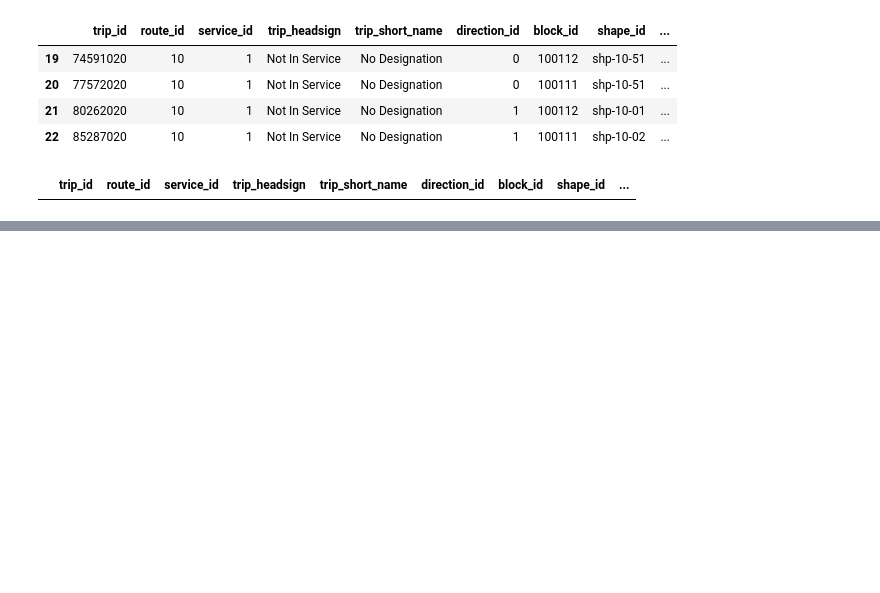
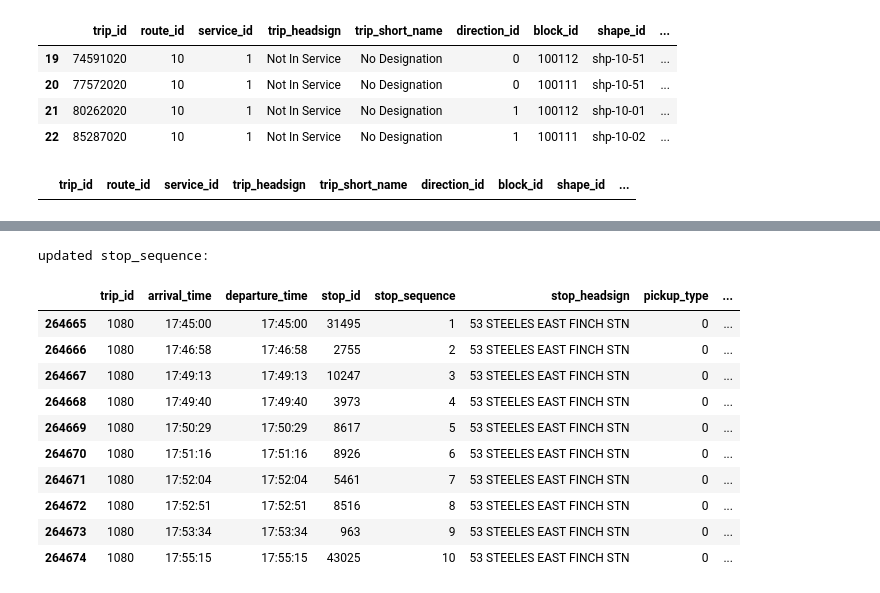
Before and after one commit to devslinky/TAL, a Jupyter notebook: GTFS_static_data_vis.ipynb, the cells around one changed output, grey strips where cells are left out. Drawn from its saved outputs; the diff is of its cells as text; code cells hidden in the pictures; blank space fills up the shorter version.

```diff
--- a/GTFS_static_data_vis.ipynb
+++ b/GTFS_static_data_vis.ipynb
@@ -2039,0 +2123,23 @@ display(trips[trips["trip_headsign"] == "Not In Service"])
+# %%
+# it makes sense that most veichles are going between 15 and 25 km/hr since most veichles in the TTC fleet would be bus and street cars which
+# would travel such an average speed within highly urban areas that limit veichle speed
+
+# the maximum speed is 189 km/hr which is suprising since that is much above the maximum speed of subway trains, steetcars and subways
+# the minimum speed is 0.0038 km/hr which again is suprising since that is much below even walking speed (5 km/hr)
+
+# lets display the trips where veichles are going less than an average of 5 km/hr
+
+display(speed_of_veichle[speed_of_veichle["Average_Speed_Km/hr"] <= 5])
+
+pd.set_option('display.float_format', '{:.4f}'.format)
+print(speed_of_veichle[speed_of_veichle["Average_Speed_Km/hr"] <= 5]["Average_Speed_Km/hr"].describe())
+print(speed_of_veichle[speed_of_veichle["Average_Speed_Km/hr"] <= 5]["dist_diff"].describe())
+pd.reset_option('display.float_format')
+
+# so it seems that for most trips (180k of the 200k trips) containing stops where the veichle is moving less than an average of 5km/hr; the
+# consecutive stops of that trip are within 1-2 meters of each other
+
+# lets view a few examples to see why
+print("\n")
+print("trips with consecutive stops within 2 meters of each other")
+display(speed_of_veichle[speed_of_veichle["dist_diff"] <= 2])
@@ -2039,0 +2190,31 @@ display(trips[trips["trip_headsign"] == "Not In Service"])
+# %%
+# lets merge the temporary speed_of_veichle data table with itself to get the previous stop for each current record
+# then lets merge with stops to get the name and code for each stop_id
+# this will make it easier to verify if this is an issue with the recorded distance metrics or an issue with trivial stops being included in the feed data
+
+# first lets rewrite the stop_times dataframe to have incrementally generated sequence numbers instead of
+# randomly generated numbers that increase through the sequence
+
+stop_times = stop_times.sort_values(
+    ["trip_id", "stop_sequence"]
+)
+
+stop_times["stop_sequence"] = (
+    stop_times.groupby("trip_id").cumcount() + 1
+)
+
+print("updated stop_sequence:")
+display(stop_times.head(10))
+# %% [output]
+updated stop_sequence:
+|  | trip_id | arrival_time | departure_time | stop_id | stop_sequence | stop_headsign | pickup_type | ... |
+| 264665 | 1080 | 17:45:00 | 17:45:00 | 31495 | 1 | 53 STEELES EAST FINCH STN | 0 | ... |
+| 264666 | 1080 | 17:46:58 | 17:46:58 | 2755 | 2 | 53 STEELES EAST FINCH STN | 0 | ... |
+| 264667 | 1080 | 17:49:13 | 17:49:13 | 10247 | 3 | 53 STEELES EAST FINCH STN | 0 | ... |
+| 264668 | 1080 | 17:49:40 | 17:49:40 | 3973 | 4 | 53 STEELES EAST FINCH STN | 0 | ... |
+| 264669 | 1080 | 17:50:29 | 17:50:29 | 8617 | 5 | 53 STEELES EAST FINCH STN | 0 | ... |
+| 264670 | 1080 | 17:51:16 | 17:51:16 | 8926 | 6 | 53 STEELES EAST FINCH STN | 0 | ... |
+| 264671 | 1080 | 17:52:04 | 17:52:04 | 5461 | 7 | 53 STEELES EAST FINCH STN | 0 | ... |
+| 264672 | 1080 | 17:52:51 | 17:52:51 | 8516 | 8 | 53 STEELES EAST FINCH STN | 0 | ... |
+| 264673 | 1080 | 17:53:34 | 17:53:34 | 963 | 9 | 53 STEELES EAST FINCH STN | 0 | ... |
+| 264674 | 1080 | 17:55:15 | 17:55:15 | 43025 | 10 | 53 STEELES EAST FINCH STN | 0 | ... |
```
Also changed, not shown: parts of 14 cells of this notebook.
